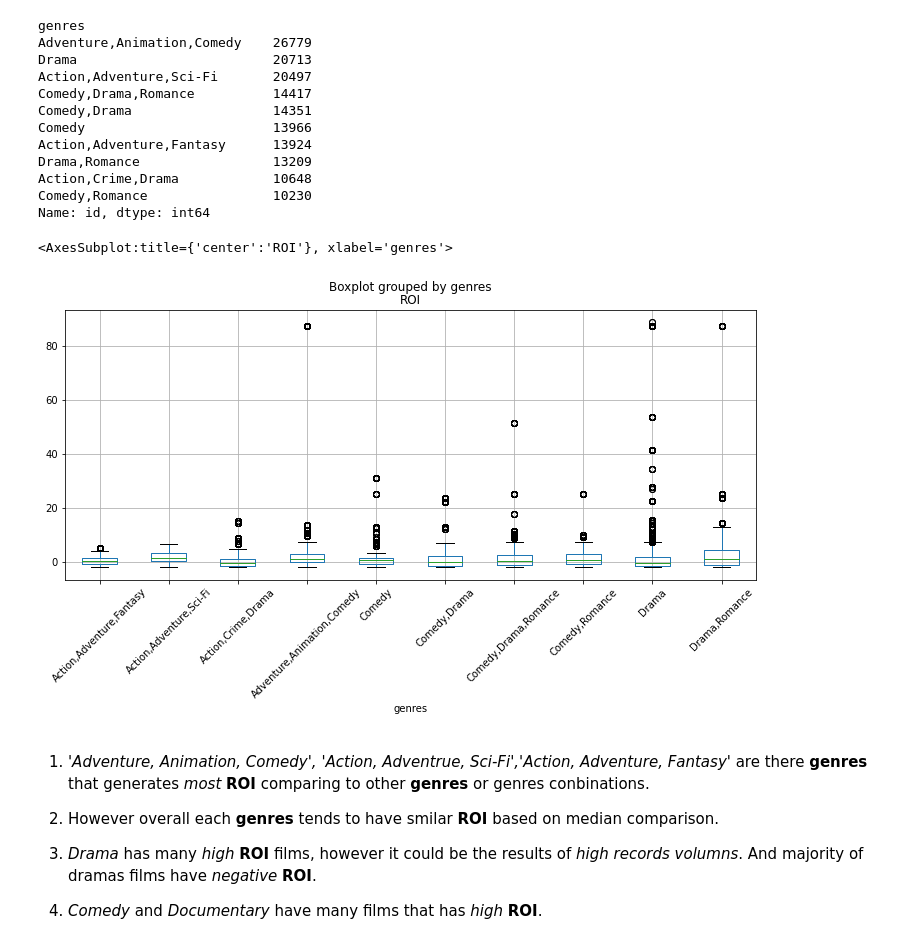
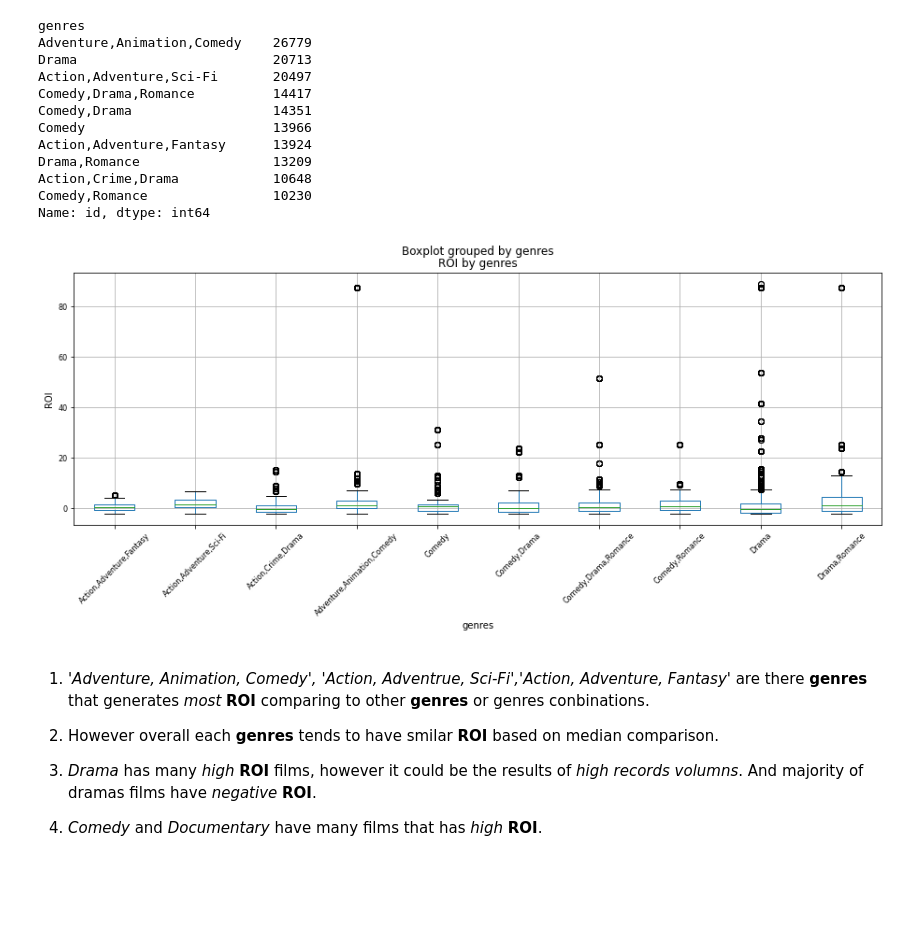
Before and after one commit to foxshakeitoff/MicroSoft_Movie_Analysis, a Jupyter notebook: Notebook.ipynb, the cells around one changed output. Cells and saved outputs as stored; diff of their text form; code cells hidden in the pictures; blank space fills up the shorter version.

```diff
--- a/Notebook.ipynb
+++ b/Notebook.ipynb
@@ -556,8 +586,9 @@ df_final_genre_aftergroupby_top10_1 = df_final[df_final.genres.isin(df_final_gen
 # %%
-df_final_genre_aftergroupby_top10_1.boxplot(by='genres',column='ROI',rot=45,figsize=(12,5));
+df_final_genre_aftergroupby_top10_1.boxplot(by='genres',column='ROI',rot=45,figsize=(15,5),fontsize=8)
+plt.title('ROI by genres')
+plt.ylabel('ROI');
 # %% [output]
-<AxesSubplot:title={'center':'ROI'}, xlabel='genres'>
-[figure, old version]
+[figure, new version]
 # %% [markdown]
 1. *'Adventure, Animation, Comedy', 'Action, Adventrue, Sci-Fi','Action, Adventure, Fantasy'* are there **genres** that generates *most* **ROI** comparing to other **genres** or genres conbinations.
 
```
Also changed, not shown: parts of 31 cells of this notebook, 3 other files.
